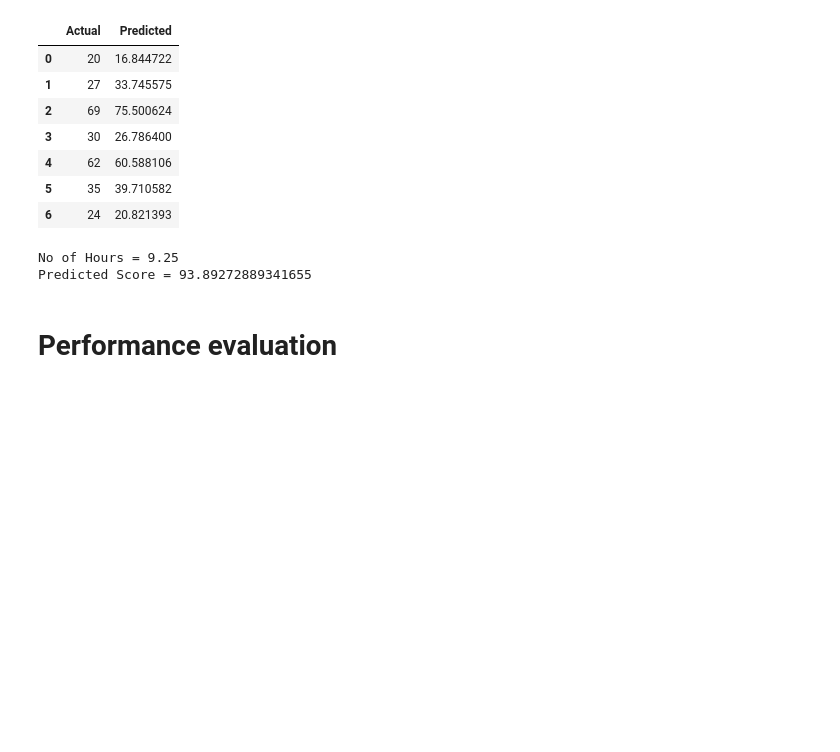
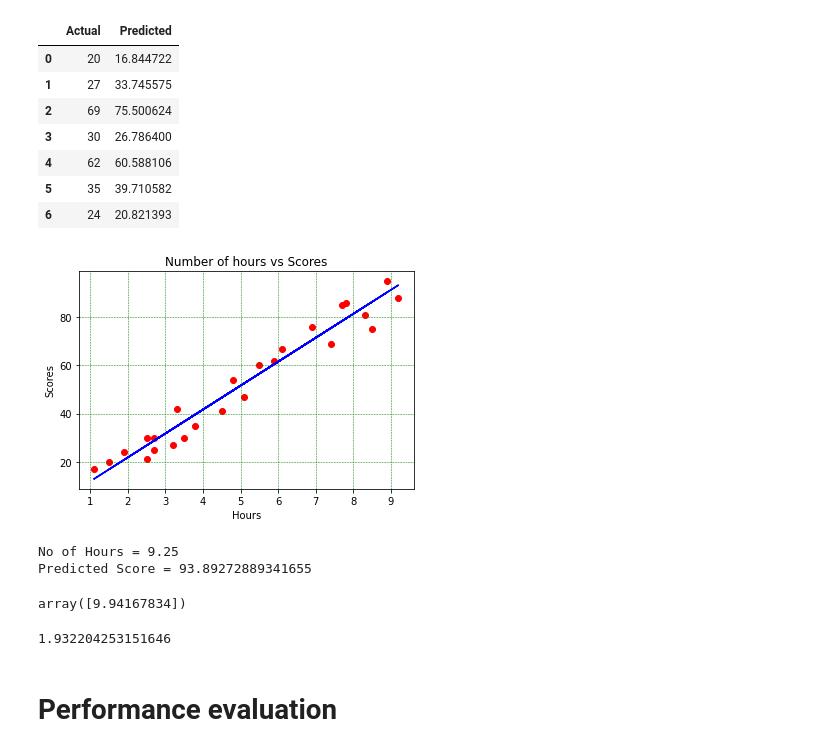
Before and after one commit to Binyam-Spark-foundation-tasks/prediction-SL, a Jupyter notebook: Sol1.ipynb, the cells around one changed output. Saved outputs shown, nothing was run; the diff lists cells and outputs as text; code cells hidden in the pictures; blank space fills up the shorter version.

```diff
--- a/Sol1.ipynb
+++ b/Sol1.ipynb
@@ -67,6 +68,16 @@ df
 | 4 | 62 | 60.588106 |
 | 5 | 35 | 39.710582 |
 | 6 | 24 | 20.821393 |
+# %%
+plt.scatter(data.Hours, data.Scores,color = 'red')
+plt.xlabel("Hours")
+plt.ylabel("Scores")
+plt.title("Number of hours vs Scores")
+plt.plot(data.Hours, reg.predict(data.iloc[:,:-1]), color='blue')
+plt.grid(color = 'green', linestyle = '--', linewidth = 0.5)
+plt.show()
+# %% [output]
+[figure, added]
 # %%
 hours = 9.25
 own_pred = reg.predict(np.array([[hours]]))
@@ -75,6 +86,14 @@ print("Predicted Score = {}".format(own_pred[0]))
 # %% [output]
 No of Hours = 9.25
 Predicted Score = 93.89272889341655
+# %%
+reg.coef_
+# %% [output]
+array([9.94167834])
+# %%
+reg.intercept_
+# %% [output]
+1.932204253151646
 # %% [markdown]
 # Performance evaluation
 # %% [markdown]
```
Also changed, not shown: parts of 3 cells of this notebook, 3 other files.
